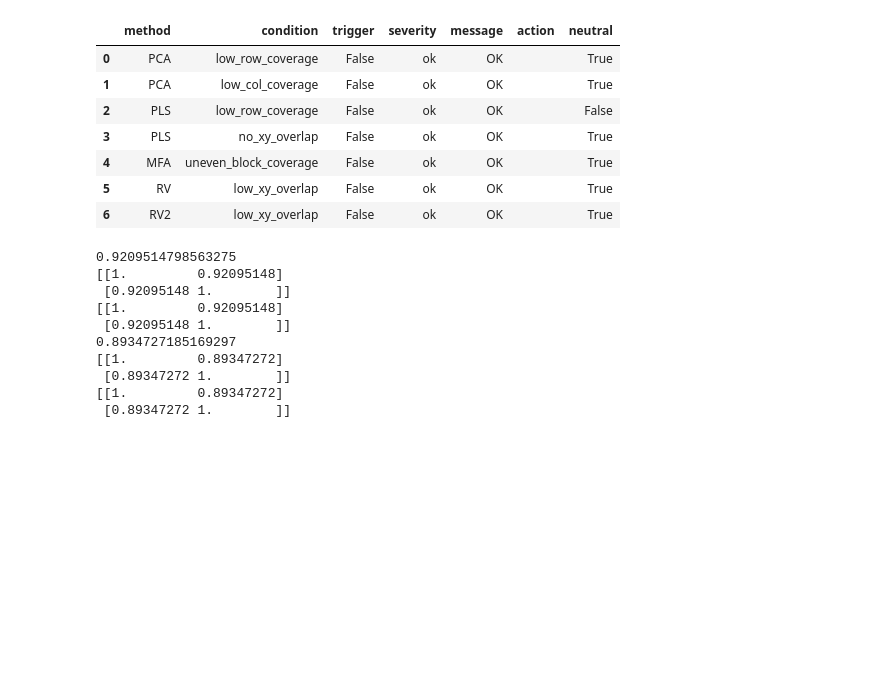
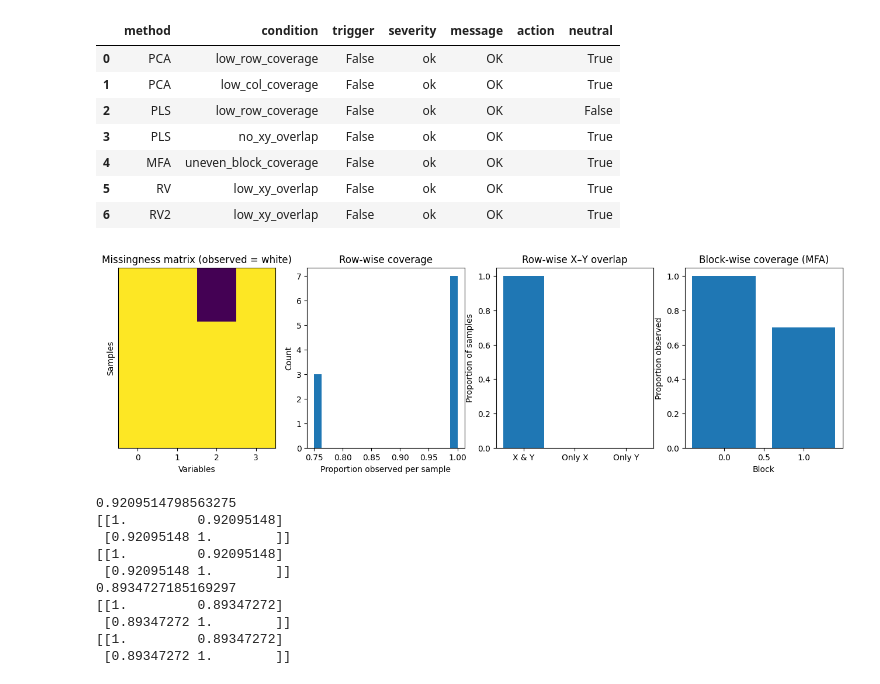
Before and after one commit to khliland/missing-methods, a Jupyter notebook: examples/development_testing.ipynb, the cells around one changed output. Drawn from its saved outputs; the diff is of its cells as text; code cells hidden in the pictures; blank space fills up the shorter version.

```diff
--- a/examples/development_testing.ipynb
+++ b/examples/development_testing.ipynb
@@ -37,3 +18,9 @@ missingness_recommendations(X, Y)
 | 4 | MFA | uneven_block_coverage | False | ok | OK |  | True |
 | 5 | RV | low_xy_overlap | False | ok | OK |  | True |
 | 6 | RV2 | low_xy_overlap | False | ok | OK |  | True |
+# %%
+import matplotlib.pyplot as plt
+plot_missingness_overview(X, Y, [[0,1],[2]])
+#plot_block_coverage(X,[[0,1],[2]])
+# %% [output]
+[figure, added]
```
Also changed, not shown: parts of 2 cells of this notebook, 13 other files.
